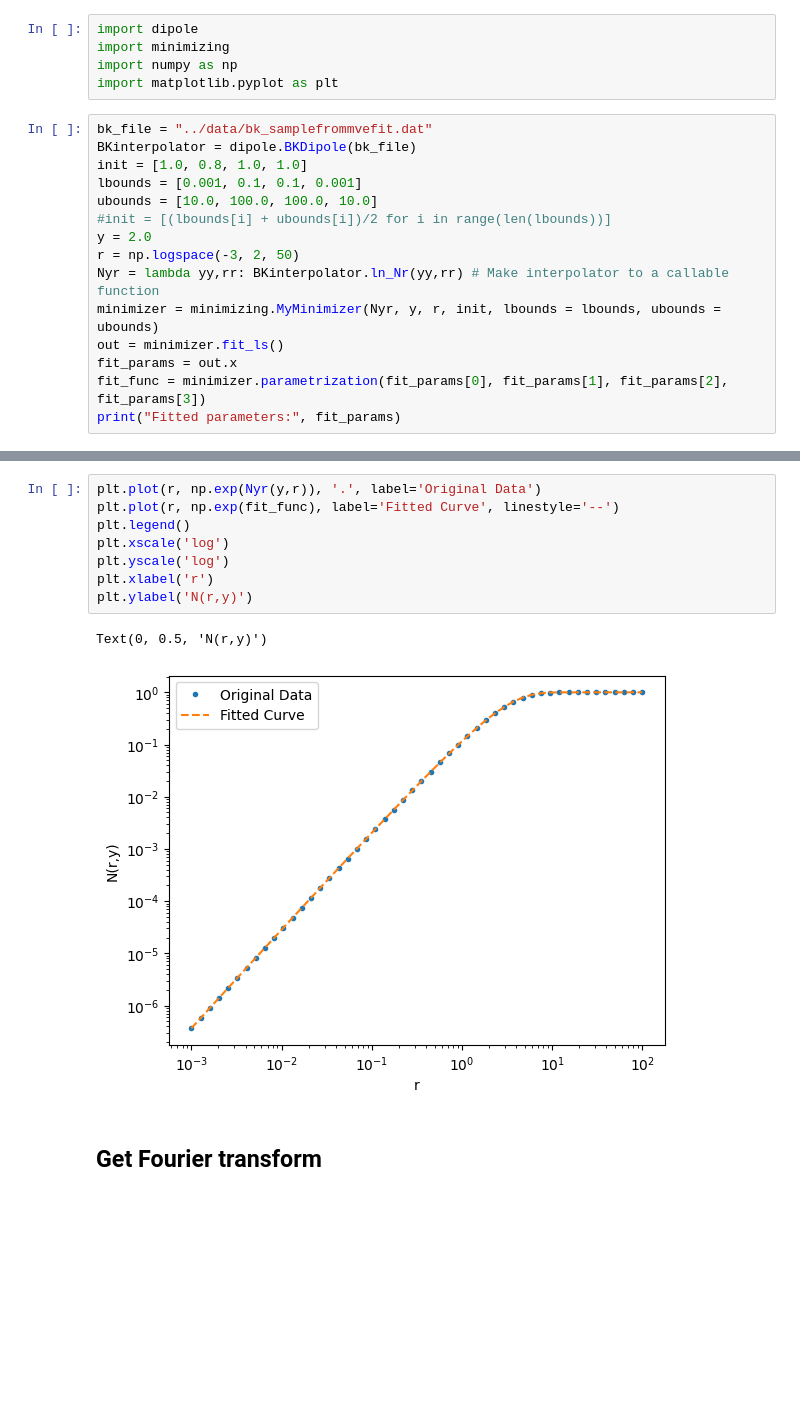
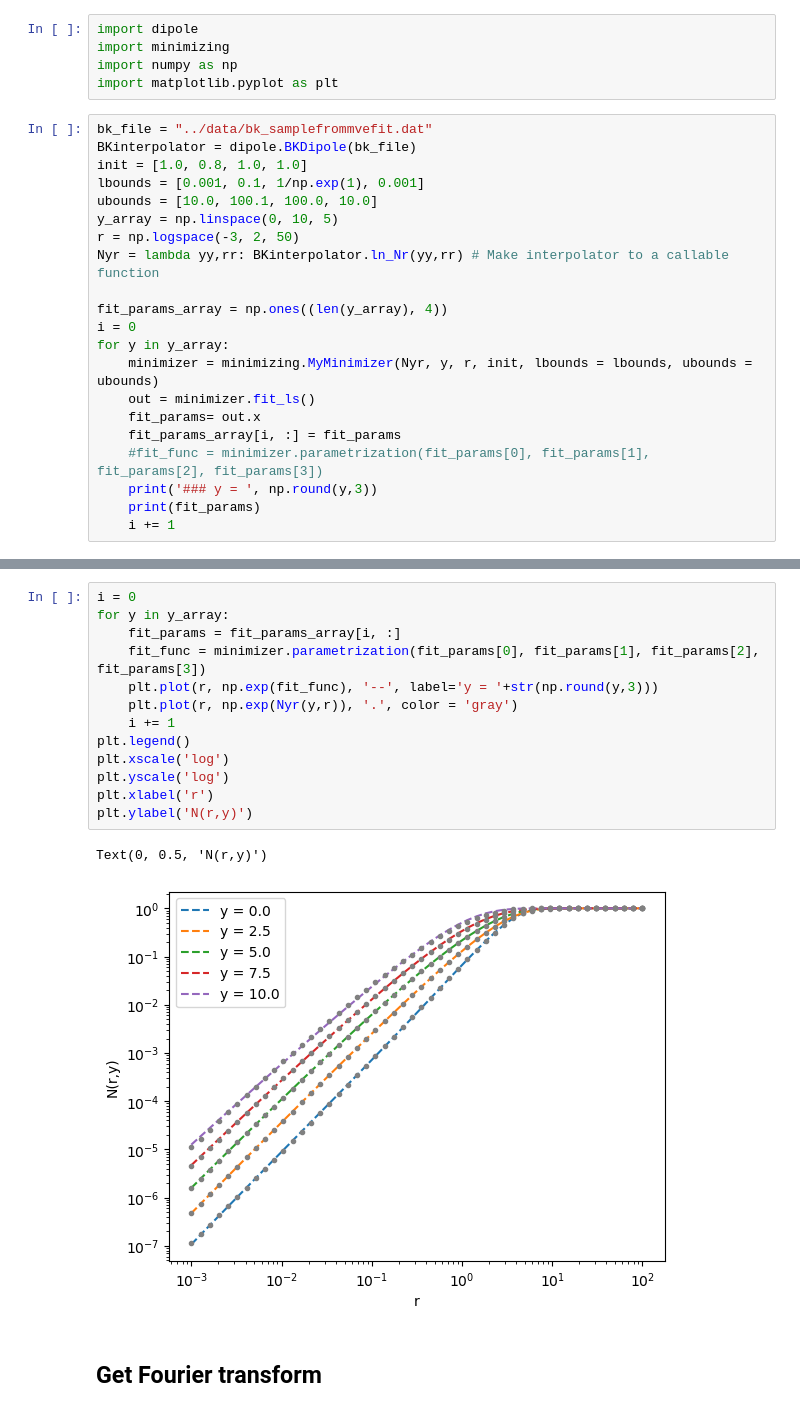
Before and after one commit to camcasuga/sidis_fit, a Jupyter notebook: src/fitting.ipynb, the cells around one changed output, grey strips where cells are left out. Cells and saved outputs as stored; diff of their text form; blank space fills up the shorter version.

Commit message:
Iterate minimizer over Y

```diff
--- a/src/fitting.ipynb
+++ b/src/fitting.ipynb
@@ -7,15 +7,21 @@ import matplotlib.pyplot as plt
 bk_file = "../data/bk_samplefrommvefit.dat"
 BKinterpolator = dipole.BKDipole(bk_file)
 init = [1.0, 0.8, 1.0, 1.0]
-lbounds = [0.001, 0.1, 0.1, 0.001]
-ubounds = [10.0, 100.0, 100.0, 10.0]
-#init = [(lbounds[i] + ubounds[i])/2 for i in range(len(lbounds))]
-y = 2.0
+lbounds = [0.001, 0.1, 1/np.exp(1), 0.001]
+ubounds = [10.0, 100.1, 100.0, 10.0]
+y_array = np.linspace(0, 10, 5)
 r = np.logspace(-3, 2, 50)
 Nyr = lambda yy,rr: BKinterpolator.ln_Nr(yy,rr) # Make interpolator to a callable function
-minimizer = minimizing.MyMinimizer(Nyr, y, r, init, lbounds = lbounds, ubounds = ubounds)
-out = minimizer.fit_ls()
-fit_params = out.x
-fit_func = minimizer.parametrization(fit_params[0], fit_params[1], fit_params[2], fit_params[3])
-print("Fitted parameters:", fit_params)
+
+fit_params_array = np.ones((len(y_array), 4))
+i = 0
+for y in y_array:
+    minimizer = minimizing.MyMinimizer(Nyr, y, r, init, lbounds = lbounds, ubounds = ubounds)
+    out = minimizer.fit_ls()
+    fit_params= out.x
+    fit_params_array[i, :] = fit_params
+    #fit_func = minimizer.parametrization(fit_params[0], fit_params[1], fit_params[2], fit_params[3])
+    print('### y = ', np.round(y,3))
+    print(fit_params)
+    i += 1
 # %% [output]
@@ -23,14 +38,19 @@ Fitted parameters: [0.08711199 2.0114968  0.35264388 0.48620888]
 # %%
-plt.plot(r, np.exp(Nyr(y,r)), '.', label='Original Data')
-plt.plot(r, np.exp(fit_func), label='Fitted Curve', linestyle='--')
+i = 0
+for y in y_array:
+    fit_params = fit_params_array[i, :]
+    fit_func = minimizer.parametrization(fit_params[0], fit_params[1], fit_params[2], fit_params[3])
+    plt.plot(r, np.exp(fit_func), '--', label='y = '+str(np.round(y,3)))
+    plt.plot(r, np.exp(Nyr(y,r)), '.', color = 'gray')
+    i += 1
 plt.legend()
 plt.xscale('log')
 plt.yscale('log')
 plt.xlabel('r')
 plt.ylabel('N(r,y)')
 # %% [output]
 Text(0, 0.5, 'N(r,y)')
-[figure, old version]
+[figure, new version]
 # %% [markdown]
 ## Get Fourier transform
 # %%
```
Also changed, not shown: parts of 3 cells of this notebook, 2 other files.
